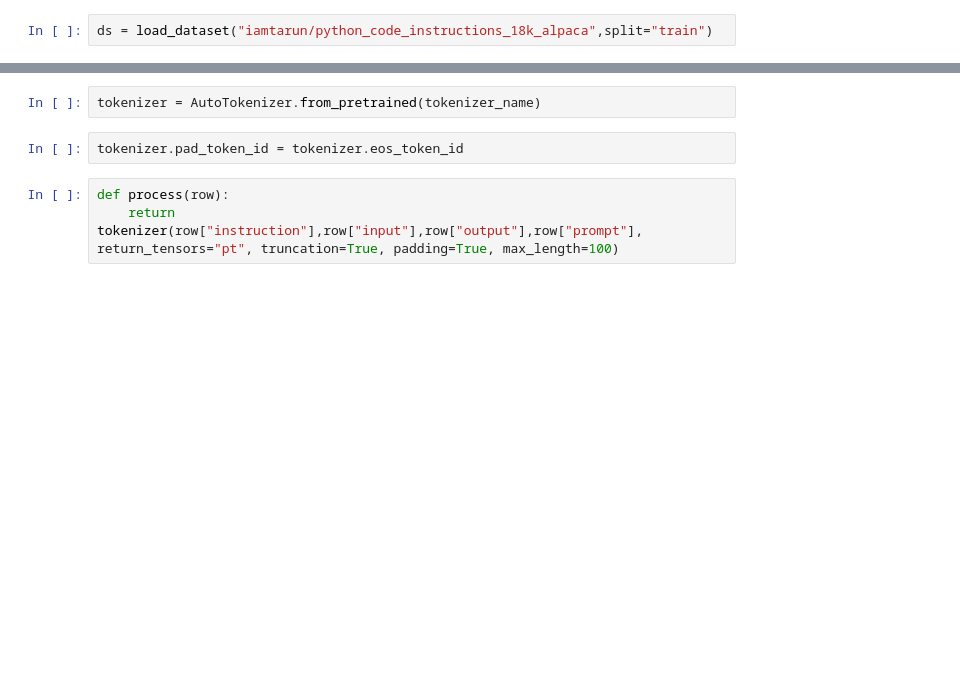
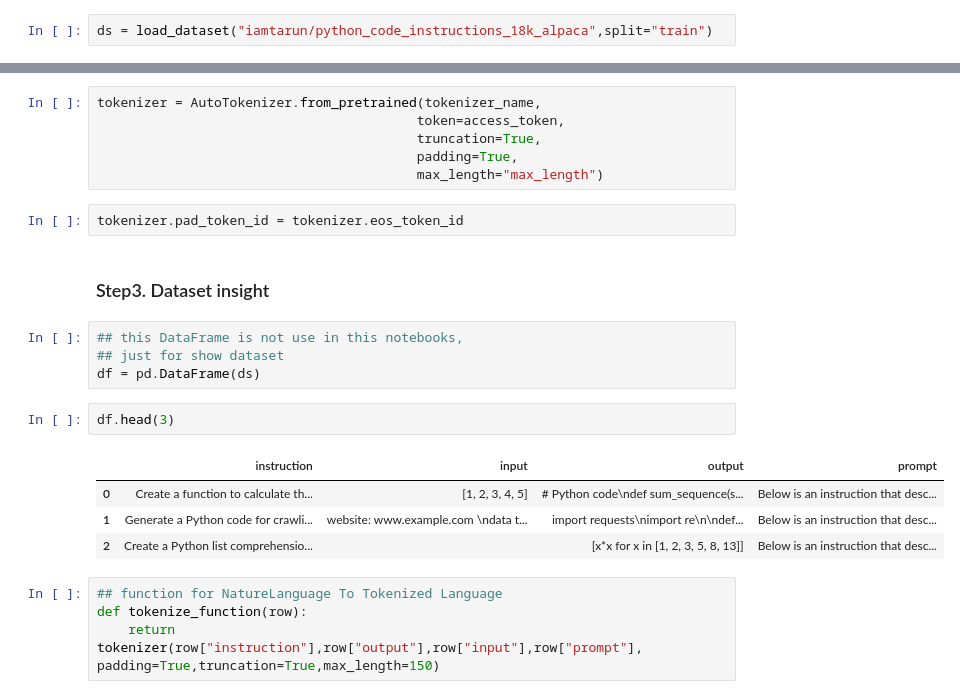
Before and after one commit to ROADwon/sLLM, a Jupyter notebook: finetune.ipynb, the cells around one changed output, grey strips where cells are left out. Cells and saved outputs as stored; diff of their text form; blank space fills up the shorter version.

```diff
--- a/finetune.ipynb
+++ b/finetune.ipynb
@@ -19,8 +70,26 @@ Dataset({
 # %%
-tokenizer = AutoTokenizer.from_pretrained(tokenizer_name)
+tokenizer = AutoTokenizer.from_pretrained(tokenizer_name,
+                                         token=access_token,
+                                         truncation=True,
+                                         padding=True,
+                                         max_length="max_length")
 # %%
 tokenizer.pad_token_id = tokenizer.eos_token_id
+# %% [markdown]
+### Step3. Dataset insight
+# %%
+## this DataFrame is not use in this notebooks,
+## just for show dataset
+df = pd.DataFrame(ds)
+# %%
+df.head(3)
+# %% [output]
+|  | instruction | input | output | prompt |
+| 0 | Create a function to calculate th... | [1, 2, 3, 4, 5] | # Python code\ndef sum_sequence(s... | Below is an instruction that desc... |
+| 1 | Generate a Python code for crawli... | website: www.example.com \ndata t... | import requests\nimport re\n\ndef... | Below is an instruction that desc... |
+| 2 | Create a Python list comprehensio... |  | [x*x for x in [1, 2, 3, 5, 8, 13]] | Below is an instruction that desc... |
 # %%
-def process(row):
-    return tokenizer(row["instruction"],row["input"],row["output"],row["prompt"], return_tensors="pt", truncation=True, padding=True, max_length=100)
+## function for NatureLanguage To Tokenized Language
+def tokenize_function(row):
+    return tokenizer(row["instruction"],row["output"],row["input"],row["prompt"], padding=True,truncation=True,max_length=150)
 # %%
```
Also changed, not shown: parts of 34 cells of this notebook, 2 other files.
